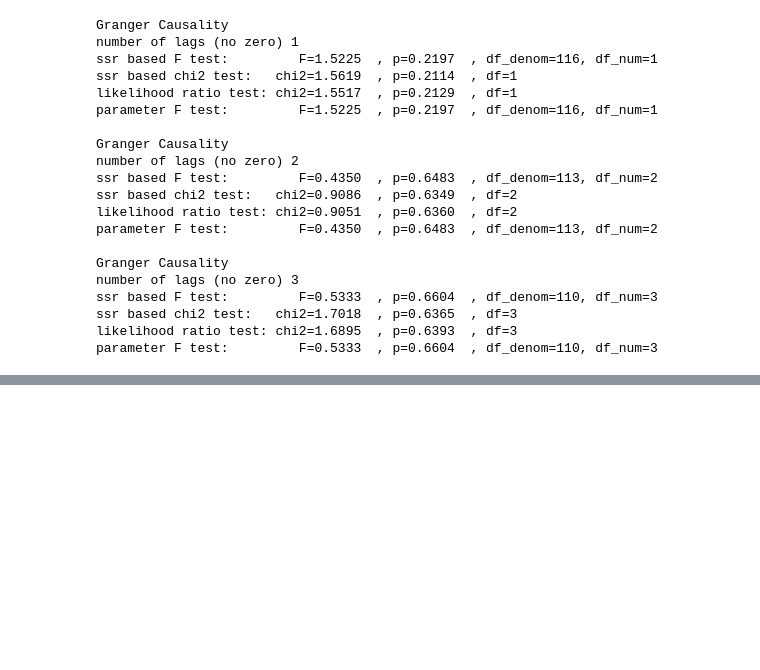
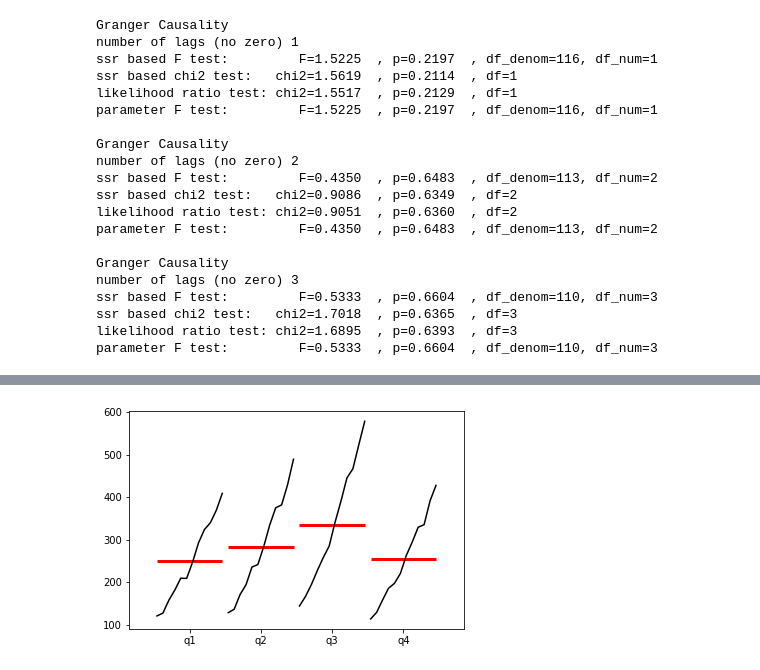
Before and after one commit to jafar-shodiq/jose-portilla-courses, a Jupyter notebook: time-series-data-analysis/descriptive-statistics-and-tests.ipynb, the cells around one changed output, grey strips where cells are left out. Cells and saved outputs as stored; diff of their text form; code cells hidden in the pictures; blank space fills up the shorter version.

```diff
--- a/time-series-data-analysis/descriptive-statistics-and-tests.ipynb
+++ b/time-series-data-analysis/descriptive-statistics-and-tests.ipynb
@@ -191,0 +230,6 @@ parameter F test:         F=0.5333  , p=0.6604  , df_denom=110, df_num=3
+# %%
+dfq = df['Thousands of Passengers'].resample(rule='Q').mean()
+# %%
+quarter_plot(dfq);
+# %% [output]
+[figure, added]
```
Also changed, not shown: parts of 9 cells of this notebook, 1 other file.
